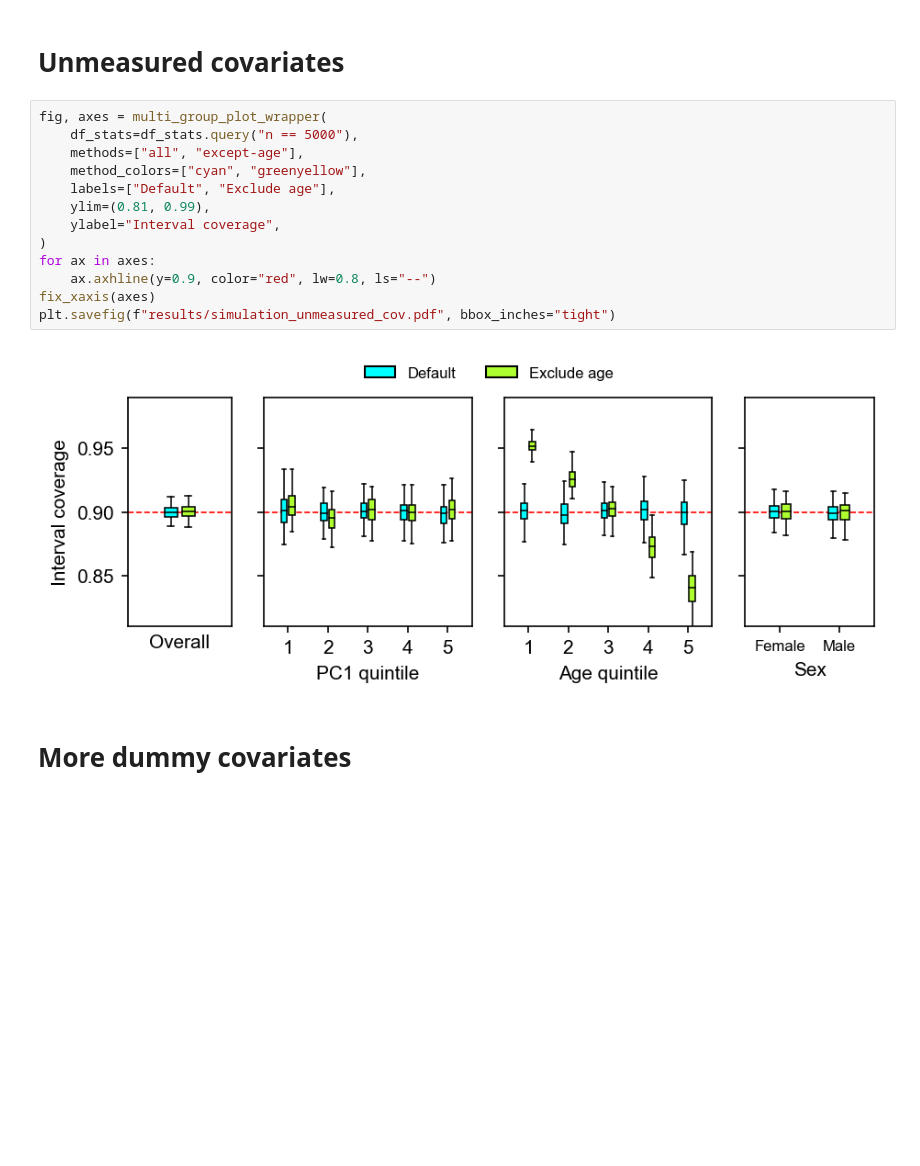
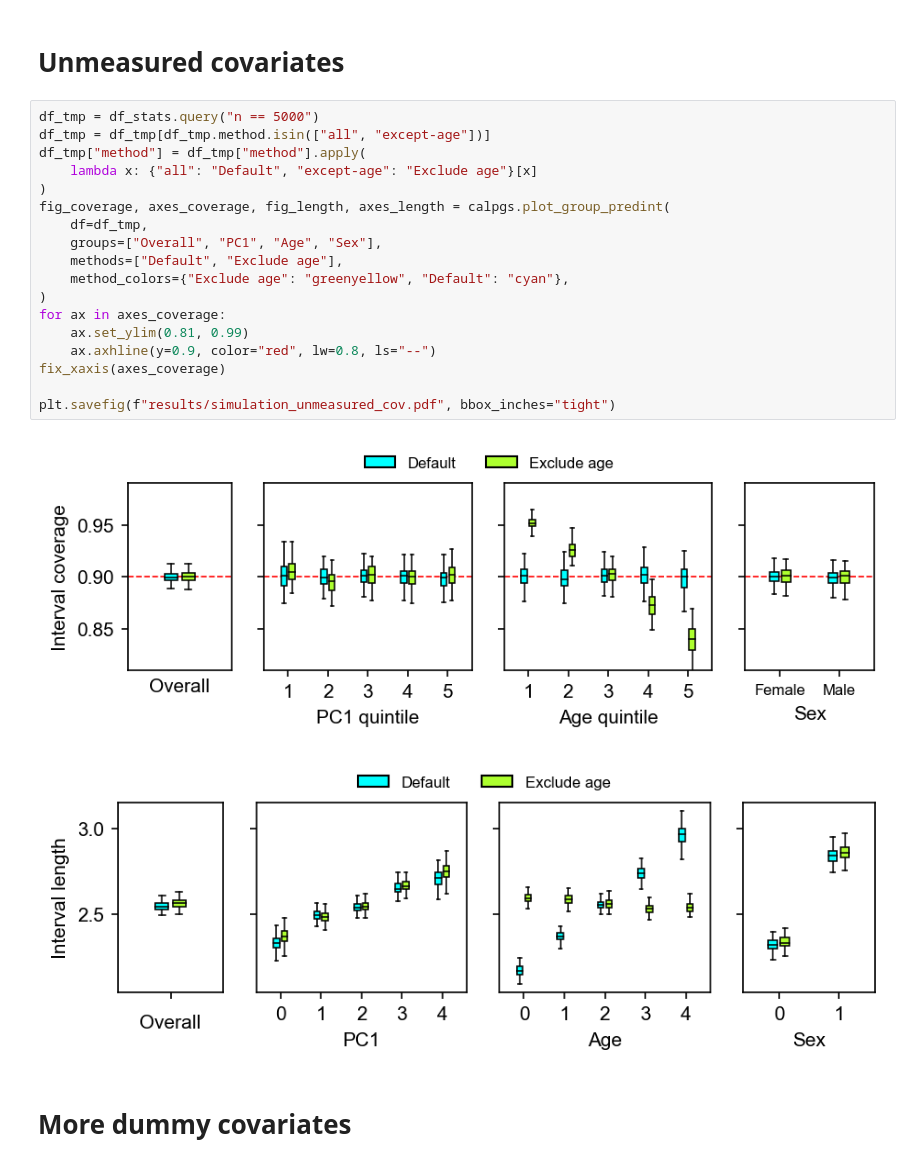
Before and after one commit to KangchengHou/calpred-manuscript, a Jupyter notebook: experiments/simulation/plot.ipynb, the cells around one changed output. Drawn from its saved outputs; the diff is of its cells as text; blank space fills up the shorter version.

```diff
--- a/experiments/simulation/plot.ipynb
+++ b/experiments/simulation/plot.ipynb
@@ -202,20 +154,26 @@ plt.tight_layout()
 [figure]
 # %% [markdown]
 # Unmeasured covariates
-# %%
-fig, axes = multi_group_plot_wrapper(
-    df_stats=df_stats.query("n == 5000"),
-    methods=["all", "except-age"],
-    method_colors=["cyan", "greenyellow"],
-    labels=["Default", "Exclude age"],
-    ylim=(0.81, 0.99),
-    ylabel="Interval coverage",
-)
-for ax in axes:
-    ax.axhline(y=0.9, color="red", lw=0.8, ls="--")
-fix_xaxis(axes)
-plt.savefig(f"results/simulation_unmeasured_cov.pdf", bbox_inches="tight")
-# %% [output]
-[figure, removed]
+# %%
+df_tmp = df_stats.query("n == 5000")
+df_tmp = df_tmp[df_tmp.method.isin(["all", "except-age"])]
+df_tmp["method"] = df_tmp["method"].apply(
+    lambda x: {"all": "Default", "except-age": "Exclude age"}[x]
+)
+fig_coverage, axes_coverage, fig_length, axes_length = calpgs.plot_group_predint(
+    df=df_tmp,
+    groups=["Overall", "PC1", "Age", "Sex"],
+    methods=["Default", "Exclude age"],
+    method_colors={"Exclude age": "greenyellow", "Default": "cyan"},
+)
+for ax in axes_coverage:
+    ax.set_ylim(0.81, 0.99)
+    ax.axhline(y=0.9, color="red", lw=0.8, ls="--")
+fix_xaxis(axes_coverage)
+
+plt.savefig(f"results/simulation_unmeasured_cov.pdf", bbox_inches="tight")
+# %% [output]
+[figure, added]
+[figure, added]
 # %% [markdown]
 # More dummy covariates
```
Also changed, not shown: parts of 5 cells of this notebook.
